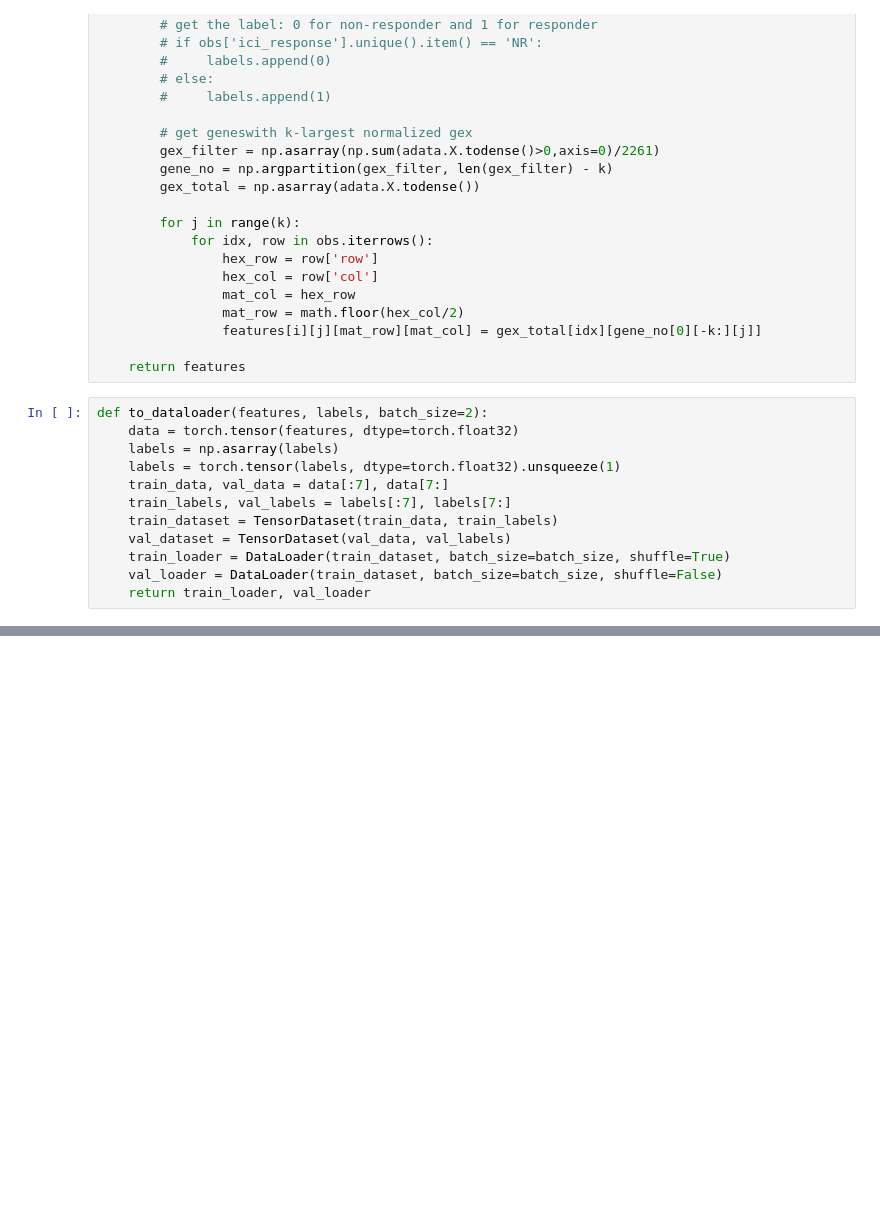
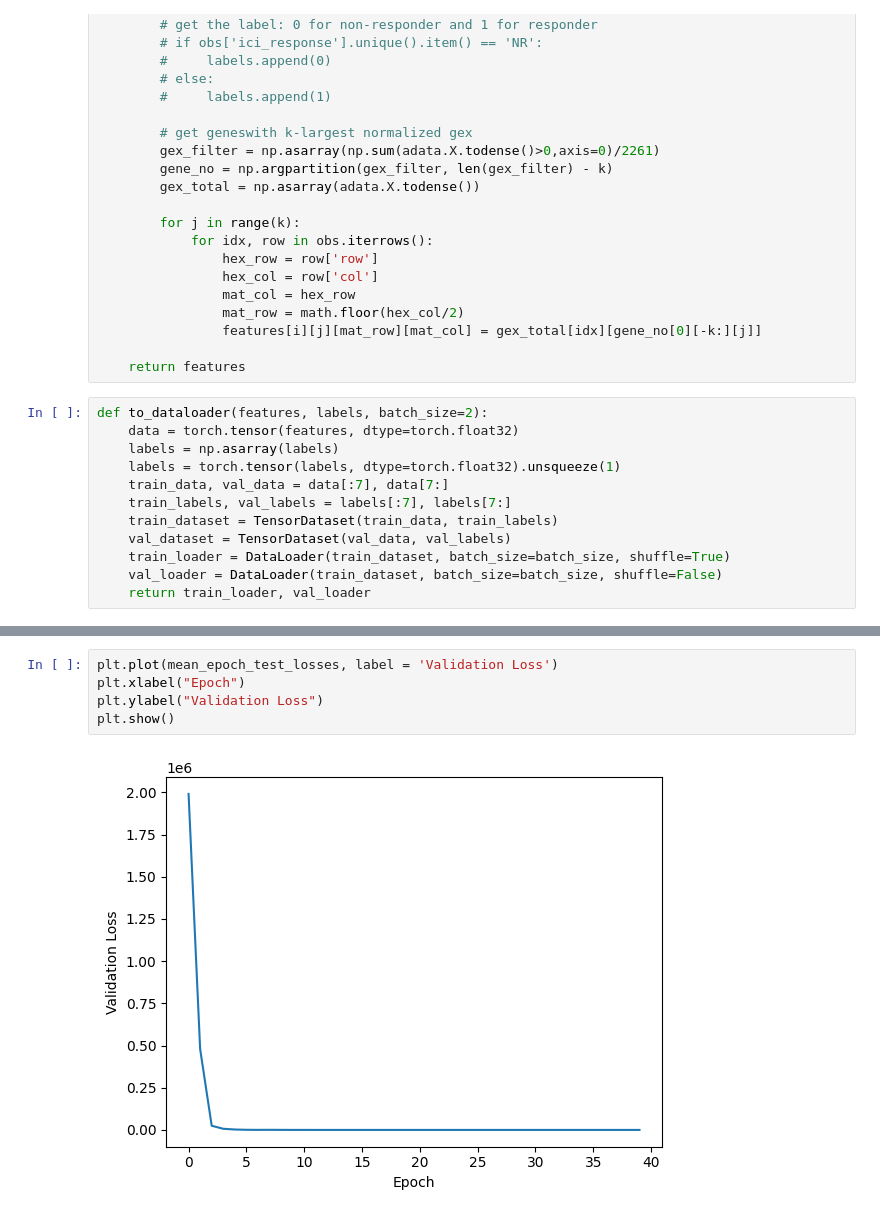
Before and after one commit to Jackson1356/HEX_CNN, a Jupyter notebook: HEX_CNN.ipynb, the cells around one changed output, grey strips where cells are left out. Saved outputs shown, nothing was run; the diff lists cells and outputs as text; blank space fills up the shorter version.

```diff
--- a/HEX_CNN.ipynb
+++ b/HEX_CNN.ipynb
@@ -134,3 +229,10 @@ processing no. 1294
+# %%
+plt.plot(mean_epoch_test_losses, label = 'Validation Loss')
+plt.xlabel("Epoch")
+plt.ylabel("Validation Loss")
+plt.show()
+# %% [output]
+[figure, added]
 # %%
 device = torch.device("cuda" if torch.cuda.is_available() else "cpu")
 model = hex_model(input_channel).to(device)
```
Also changed, not shown: parts of 8 cells of this notebook.
